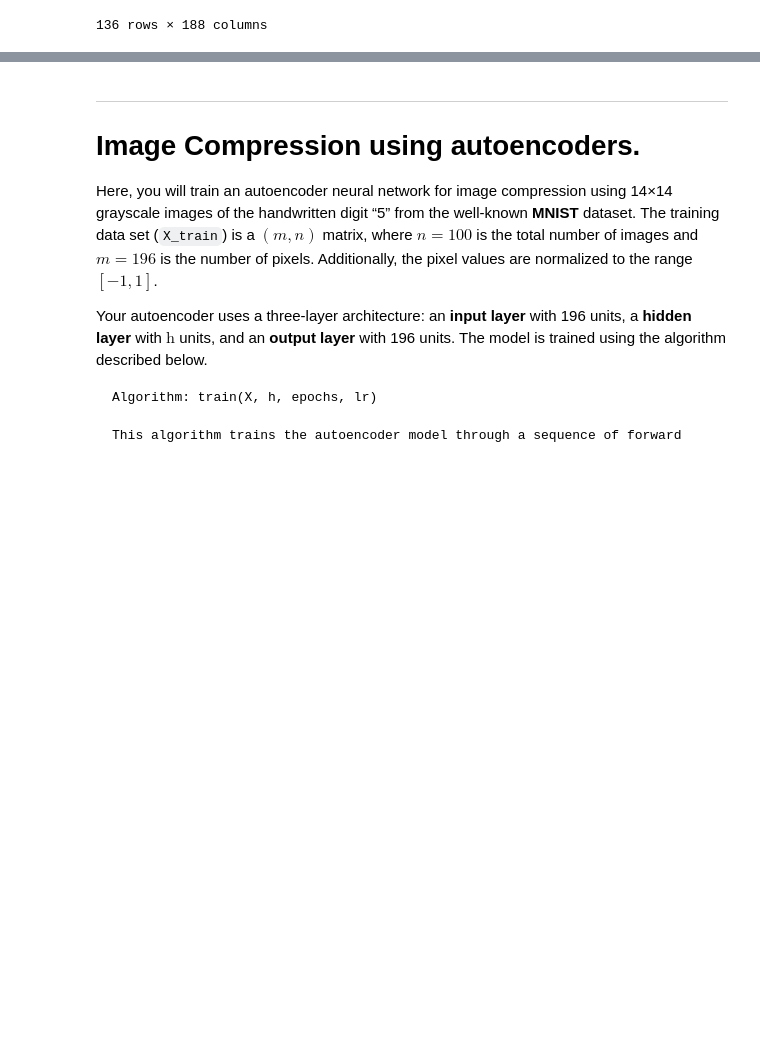
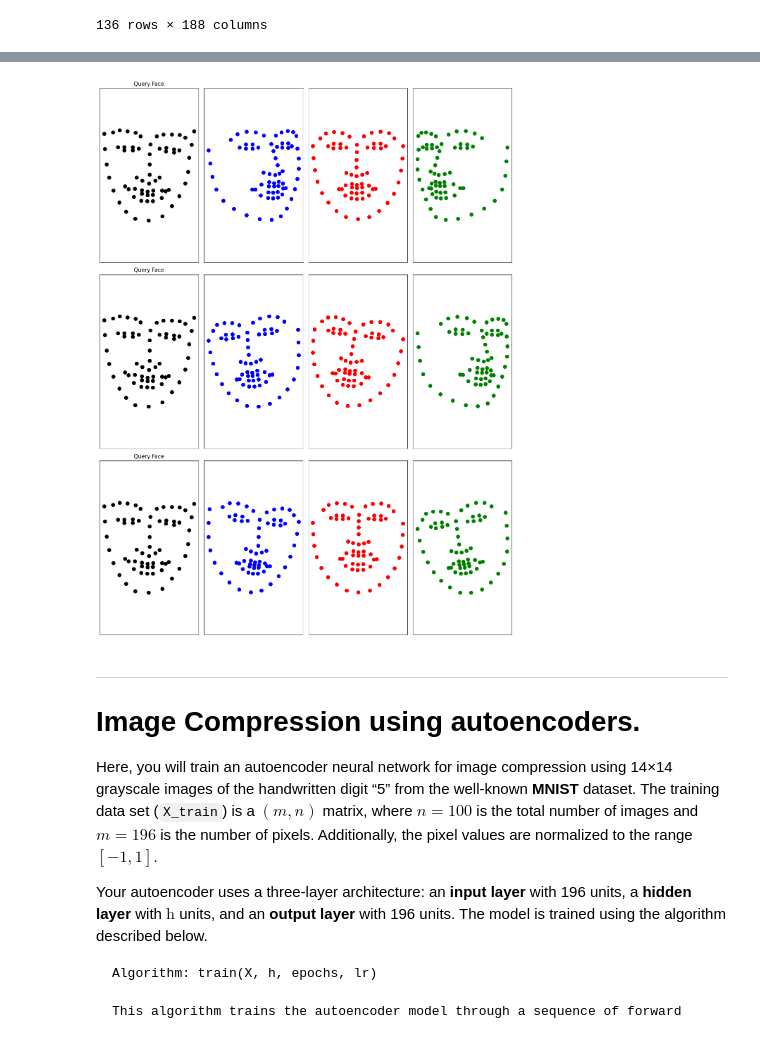
Before and after one commit to chnabi/c562-final-project, a Jupyter notebook: FP.ipynb, the cells around one changed output, grey strips where cells are left out. Cells and saved outputs as stored; diff of their text form; code cells hidden in the pictures; blank space fills up the shorter version.

Commit message:
first query face

```diff
--- a/FP.ipynb
+++ b/FP.ipynb
@@ -277,3 +273,71 @@ To receive full credit, your solution should produce plots similar to the refere
+# %%
+# --------------------------------------
+# Add your P3 coding solution below.
+# --------------------------------------
+
+def l2(x, y):
+    s = 0
+    for a, b in zip(x, y):
+        s += (a - b)**2
+    return math.sqrt(s)
+
+def retrieve_faces_for_latent(k0, k1, clusters, centers, fdf_test, fdf_train, U, S):
+    retrieved_faces = []
+    for i in range(fdf_test.shape[1]):
+        query_face = fdf_test.iloc[:, i].values
+        proj_k0 = np.dot(query_face, U[:, k0]) / S[k0]
+        proj_k1 = np.dot(query_face, U[:, k1]) / S[k1]
+        query_proj = np.array([proj_k0, proj_k1])
+        dists = [l2(query_proj, c) for c in centers]
+        match = np.argmin(dists)
+        mask = clusters == match
+        cluster_faces = fdf_train.iloc[:, mask].values
+        avg_face = np.mean(cluster_faces, axis=1)
+        retrieved_faces.append((avg_face, query_face, match))
+    return retrieved_faces
+
+latent_pairs = [(0, 1), (1, 2), (2, 3)]
+retrieved_faces_per_space = []
+for idx, (k0, k1) in enumerate(latent_pairs):
+    clusters = all_clusters[idx]
+    centers = all_centers[idx]
+    retrieved = retrieve_faces_for_latent(k0, k1, clusters, centers, fdf_test, fdf_train, U, S)
+    retrieved_faces_per_space.append(retrieved)
+
+colors = ['blue', 'red', 'green']
+
+fig, axes = plt.subplots(3, 4, figsize=(12, 16))
+
+for row in range(3):
+    for col in range(4):
+        ax = axes[row, col]
+        ax.set_xticks([])
+        ax.set_yticks([])
+        ax.set_aspect('equal', adjustable='datalim')
+
+
+    retrieved_faces = retrieved_faces_per_space[row]
+
+    avg_face, query_face, match = retrieved_faces[0]
+
+
+    axes[row, 0].scatter(query_face[::2], query_face[1::2], c='black', marker='o', s=50)
+    axes[row, 0].set_title('Query Face', fontsize=11)
+
+
+    for cid in range(3):
+
+        mask = all_clusters[row] == cid
+        cluster_faces = fdf_train.iloc[:, mask].values
+        avg = np.mean(cluster_faces, axis=1)
+        col_idx = cid + 1
+        axes[row, col_idx].scatter(avg[::2], avg[1::2], c=colors[cid], marker='o', s=50)
+
+
+plt.tight_layout()
+plt.show()
+# %% [output]
+[figure, added]
 # %% [markdown]
 ****
 
```
Also changed, not shown: parts of 5 cells of this notebook.
